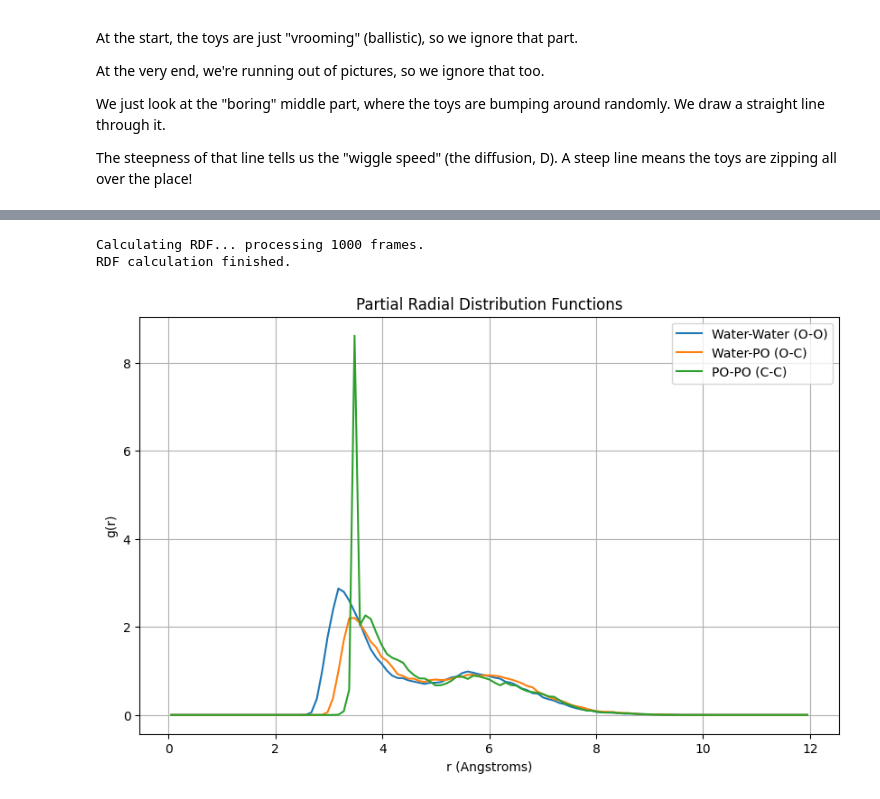
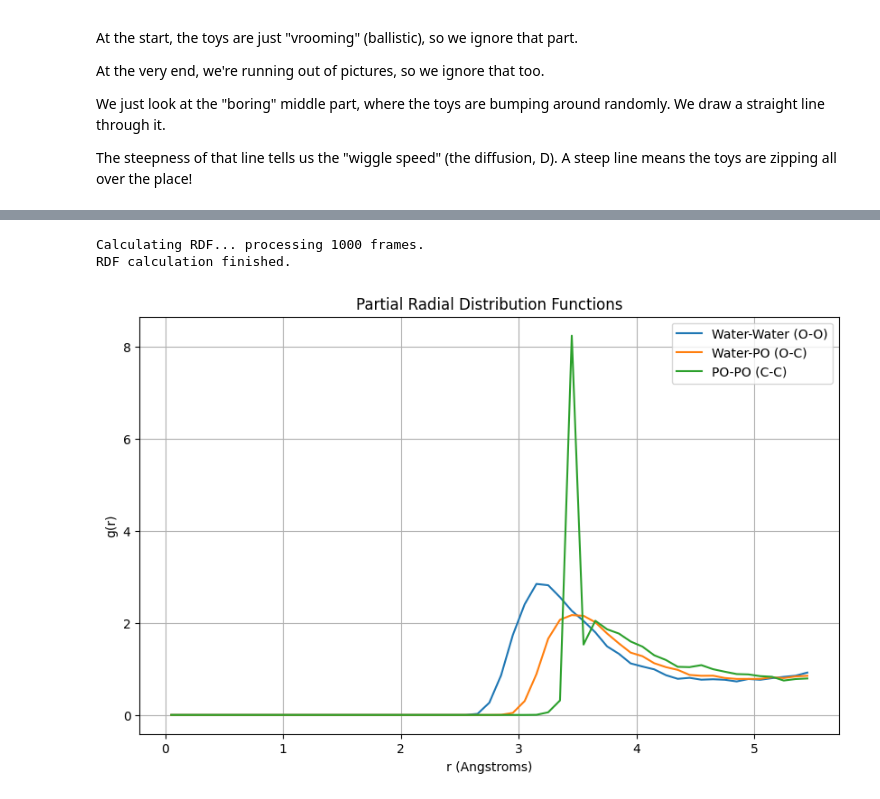
Before and after one commit to AlexPooley7/Multiscale-Modelling, a Jupyter notebook: CE20248/Coursework/twoBeadModelWorking.ipynb, the cells around one changed output, grey strips where cells are left out. Drawn from its saved outputs; the diff is of its cells as text; code cells hidden in the pictures.

```diff
--- a/CE20248/Coursework/twoBeadModelWorking.ipynb
+++ b/CE20248/Coursework/twoBeadModelWorking.ipynb
@@ -1207,30 +1207,31 @@ plt.show()
 # %%
 # --- After your simulation loop ---
 
 # 'traj' is your list of saved position frames (in meters)
 # 'L' is your box length (in meters)
 # 'bead_particle_type' is your (N_beads,) array of 0s and 1s
 bead_particle_type = np.array(bead_particle_type)
-
+L_Angstroms = L * 1e10
+rmax_safe = (L_Angstroms / 2.0) - 0.1
 r_A, g_OO, g_OC, g_CC = radial_distribution_partial(traj, L, bead_particle_type,
-                                                   dr_A=0.1, rmax_A=12.0)
+                                                   dr_A=0.1, rmax_A=rmax_safe)
 
 # --- Plotting Example ---
 plt.figure(figsize=(10, 6))
 plt.plot(r_A, g_OO, label='Water-Water (O-O)')
 plt.plot(r_A, g_OC, label='Water-PO (O-C)')
 plt.plot(r_A, g_CC, label='PO-PO (C-C)')
 
 plt.xlabel('r (Angstroms)')
 plt.ylabel('g(r)')
 plt.title('Partial Radial Distribution Functions')
 plt.legend()
 plt.grid(True)
 plt.show()
 # %% [output]
 Calculating RDF... processing 1000 frames.
 RDF calculation finished.
-[figure, old version]
+[figure, new version]
 # %%
 # Write xyz to the file
 
```
Also changed, not shown: parts of 11 cells of this notebook, 4 other files.
